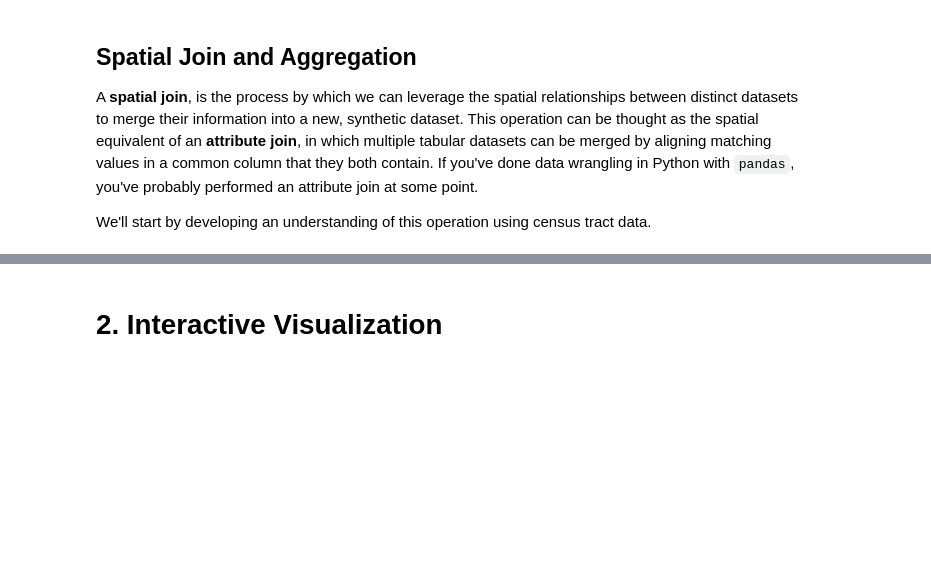
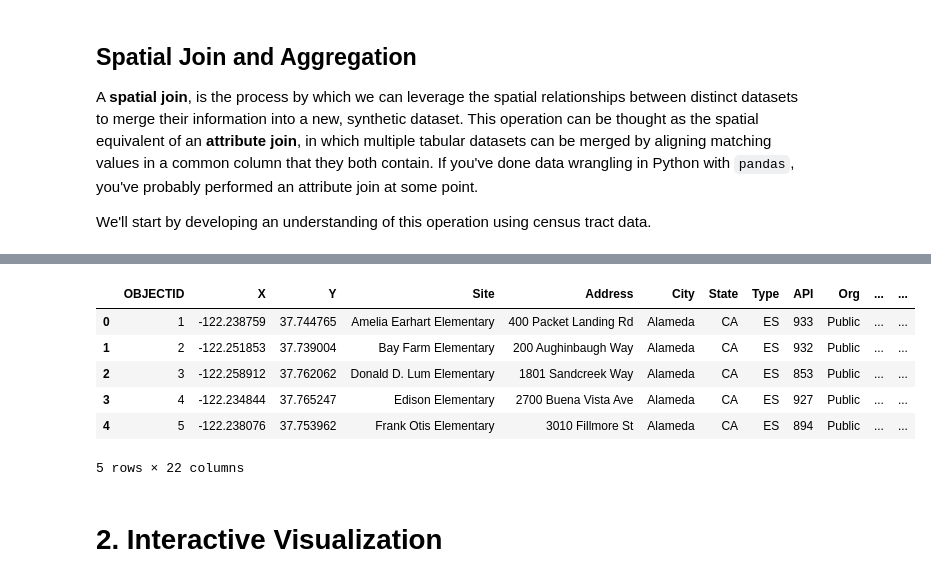
Before and after one commit to dlab-berkeley/Python-Geospatial-Fundamentals, a Jupyter notebook: lessons/2_Geoprocessing and Analysis.ipynb, the cells around one changed output, grey strips where cells are left out. Drawn from its saved outputs; the diff is of its cells as text; code cells hidden in the pictures; blank space fills up the shorter version.

```diff
--- a/lessons/2_Geoprocessing and Analysis.ipynb
+++ b/lessons/2_Geoprocessing and Analysis.ipynb
@@ -43,3 +115,17 @@ tracts_gdf = gpd.read_file("zip://../data/Census/Tracts/cb_2013_06_tract_500k.zi
+# %%
+schools_jointracts = gpd.sjoin(left_df = alameda_school,
+                               right_df = alameda_tract,
+                               how ='left')
+# %%
+schools_jointracts.head()
+# %% [output]
+|  | OBJECTID | X | Y | Site | Address | City | State | Type | API | Org | ... | ... |
+| 0 | 1 | -122.238759 | 37.744765 | Amelia Earhart Elementary | 400 Packet Landing Rd | Alameda | CA | ES | 933 | Public | ... | ... |
+| 1 | 2 | -122.251853 | 37.739004 | Bay Farm Elementary | 200 Aughinbaugh Way | Alameda | CA | ES | 932 | Public | ... | ... |
+| 2 | 3 | -122.258912 | 37.762062 | Donald D. Lum Elementary | 1801 Sandcreek Way | Alameda | CA | ES | 853 | Public | ... | ... |
+| 3 | 4 | -122.234844 | 37.765247 | Edison Elementary | 2700 Buena Vista Ave | Alameda | CA | ES | 927 | Public | ... | ... |
+| 4 | 5 | -122.238076 | 37.753962 | Frank Otis Elementary | 3010 Fillmore St | Alameda | CA | ES | 894 | Public | ... | ... |
+5 rows × 22 columns
 # %% [markdown]
 <a id='section2'></a>
 
```
Also changed, not shown: parts of 11 cells of this notebook, 1 other file.
